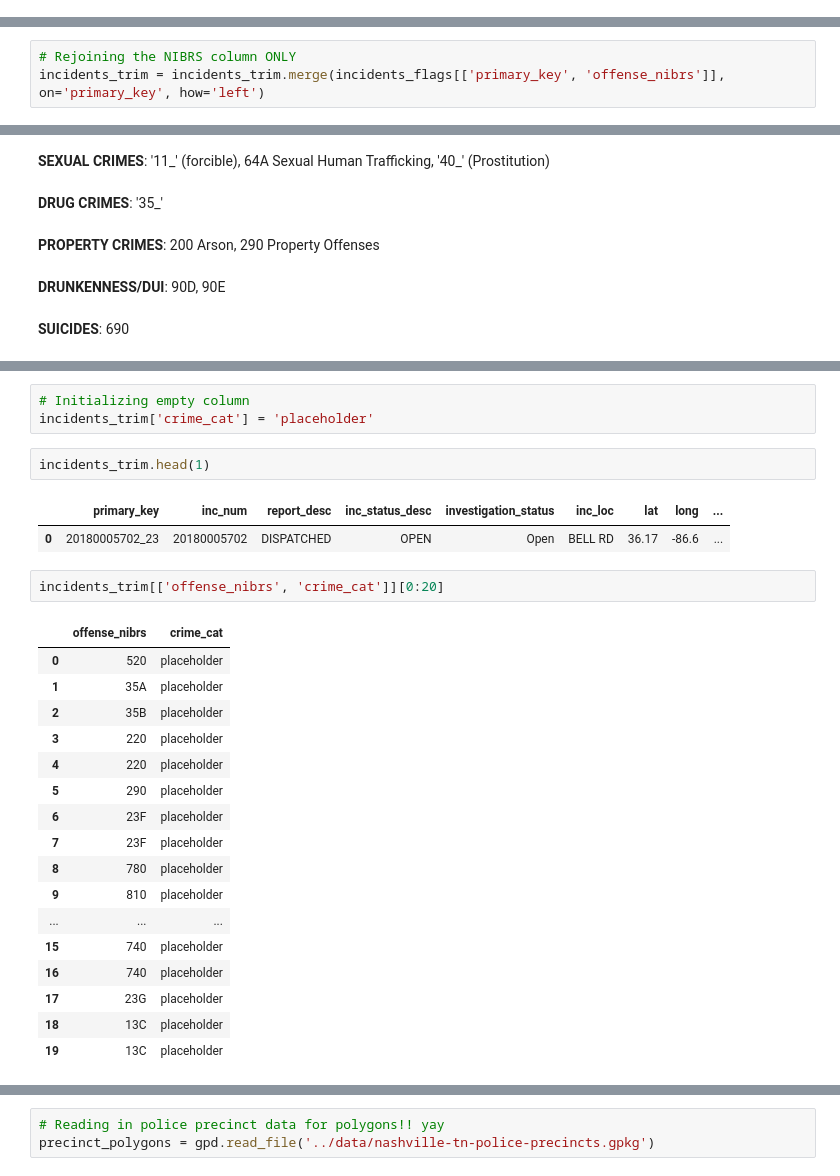
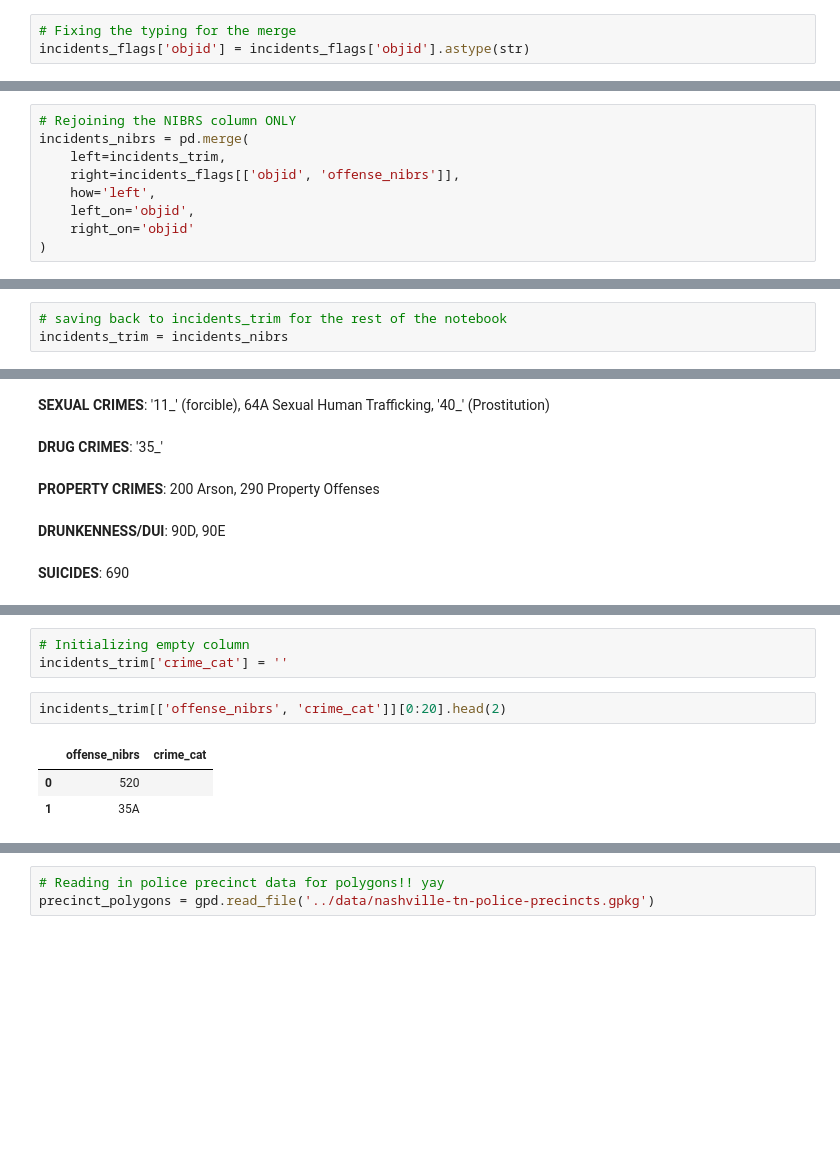
Before and after one commit to lou-knoble/capstone-nash-community-analysis, a Jupyter notebook: notebooks/crime_analysis.ipynb, the cells around one changed output, grey strips where cells are left out. Drawn from its saved outputs; the diff is of its cells as text; blank space fills up the shorter version.

```diff
--- a/notebooks/crime_analysis.ipynb
+++ b/notebooks/crime_analysis.ipynb
@@ -383,0 +392,3 @@ incidents_flags['offense_nibrs'].nunique()
+# %%
+# Fixing the typing for the merge
+incidents_flags['objid'] = incidents_flags['objid'].astype(str)
@@ -384,3 +408,9 @@ incidents_flags['offense_nibrs'].nunique()
 # %%
 # Rejoining the NIBRS column ONLY
-incidents_trim = incidents_trim.merge(incidents_flags[['primary_key', 'offense_nibrs']], on='primary_key', how='left')
+incidents_nibrs = pd.merge(
+    left=incidents_trim,
+    right=incidents_flags[['objid', 'offense_nibrs']],
+    how='left',
+    left_on='objid',
+    right_on='objid'
+)
@@ -387 +422,4 @@ incidents_trim = incidents_trim.merge(incidents_flags[['primary_key', 'offense_n
+# %%
+# saving back to incidents_trim for the rest of the notebook
+incidents_trim = incidents_nibrs
 # %% [markdown]
@@ -429,31 +469,12 @@ def sort_crimes(offense_nibrs):
         return 'OTHER'
 # %%
 # Initializing empty column
-incidents_trim['crime_cat'] = 'placeholder'
+incidents_trim['crime_cat'] = ''
-# %%
-incidents_trim.head(1)
-# %% [output]
-|  | primary_key | inc_num | report_desc | inc_status_desc | investigation_status | inc_loc | lat | long | ... |
-| 0 | 20180005702_23 | 20180005702 | DISPATCHED | OPEN | Open | BELL RD | 36.17 | -86.6 | ... |
 # %%
-incidents_trim[['offense_nibrs', 'crime_cat']][0:20]
+incidents_trim[['offense_nibrs', 'crime_cat']][0:20].head(2)
 # %% [output]
 |  | offense_nibrs | crime_cat |
-| 0 | 520 | placeholder |
-| 1 | 35A | placeholder |
-| 2 | 35B | placeholder |
-| 3 | 220 | placeholder |
-| 4 | 220 | placeholder |
-| 5 | 290 | placeholder |
-| 6 | 23F | placeholder |
-| 7 | 23F | placeholder |
-| 8 | 780 | placeholder |
-| 9 | 810 | placeholder |
-| ... | ... | ... |
-| 15 | 740 | placeholder |
-| 16 | 740 | placeholder |
-| 17 | 23G | placeholder |
-| 18 | 13C | placeholder |
-| 19 | 13C | placeholder |
+| 0 | 520 |  |
+| 1 | 35A |  |
 # %%
 # testing
```
Also changed, not shown: parts of 158 cells of this notebook.
